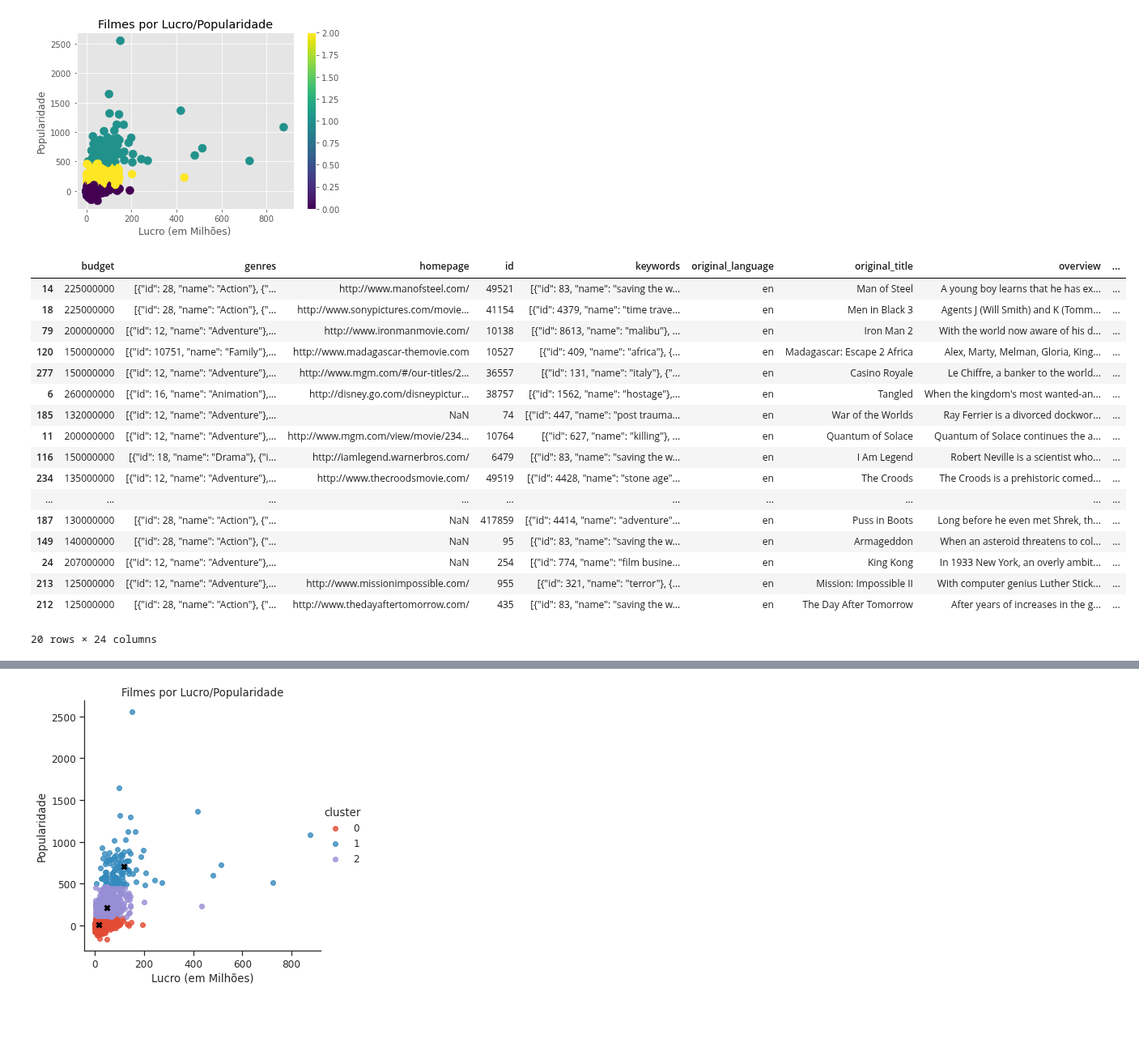
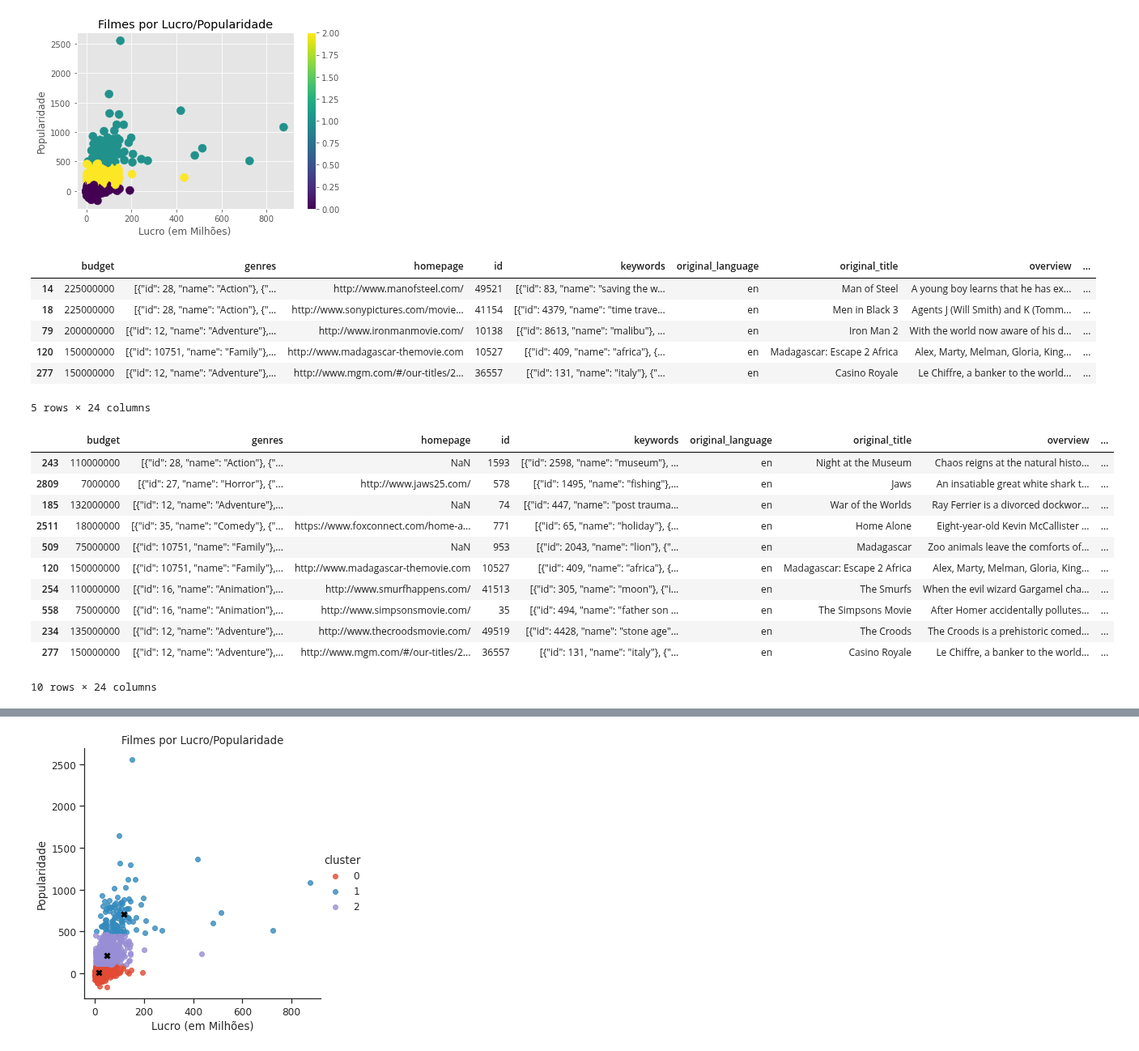
Before and after one commit to vladimiralencar/Alunos-UEPB-TopicosEspeciaisEmBancoDeDados, a Jupyter notebook: Clusterizacao/KMeans-Clusterizacao-Filmes.ipynb, the cells around one changed output, grey strips where cells are left out. Shown at 81% size. Drawn from its saved outputs; the diff is of its cells as text; code cells hidden in the pictures; blank space fills up the shorter version.

```diff
--- a/Clusterizacao/KMeans-Clusterizacao-Filmes.ipynb
+++ b/Clusterizacao/KMeans-Clusterizacao-Filmes.ipynb
@@ -59,3 +59,15 @@ plt.ylabel("Popularidade")
 plt.show()
 # %% [output]
 [figure]
+# %%
+
+
+# budget - custo do filme
+# revenue - receita do filme
+df["lucro"] = (df.loc[:, "revenue"] - df.loc[:, "budget"])/1000000
+plt.scatter( df.loc[:, "vote_average"],  df.loc[:, "lucro"],
+             c="b")
+plt.title("Filmes por Lucro/Popularidade")
+plt.xlabel("Lucro (em Milhões)")
+plt.ylabel("vote_average")
+plt.show()
@@ -72,8 +86,8 @@ X.head()
 | 3 | 112.312950 | 834.939099 |
 | 4 | 43.926995 | 24.139100 |
 # %%
-y_pred = KMeans(n_clusters=3).fit_predict(X)
-df["cluster"] = y_pred
+cluster = y_pred = KMeans(n_clusters=3).fit_predict(X)
+df["cluster"] = cluster
 df.loc[ :, ["popularity", "lucro", 'cluster']].head()
 # %% [output]
 |  | popularity | lucro | cluster |
@@ -108,24 +122,28 @@ plt.show()
 # %% [output]
 [figure]
 # %%
-df[ df["cluster"] == 2].sort_values(by='revenue', ascending=False ) [:20]
+df[ df["cluster"] == 2].sort_values(by='lucro', ascending=False ) [:5]
 # %% [output]
 |  | budget | genres | homepage | id | keywords | original_language | original_title | overview | ... |
 | 14 | 225000000 | [{"id": 28, "name": "Action"}, {"... | http://www.manofsteel.com/ | 49521 | [{"id": 83, "name": "saving the w... | en | Man of Steel | A young boy learns that he has ex... | ... |
 | 18 | 225000000 | [{"id": 28, "name": "Action"}, {"... | http://www.sonypictures.com/movie... | 41154 | [{"id": 4379, "name": "time trave... | en | Men in Black 3 | Agents J (Will Smith) and K (Tomm... | ... |
 | 79 | 200000000 | [{"id": 12, "name": "Adventure"},... | http://www.ironmanmovie.com/ | 10138 | [{"id": 8613, "name": "malibu"}, ... | en | Iron Man 2 | With the world now aware of his d... | ... |
 | 120 | 150000000 | [{"id": 10751, "name": "Family"},... | http://www.madagascar-themovie.com | 10527 | [{"id": 409, "name": "africa"}, {... | en | Madagascar: Escape 2 Africa | Alex, Marty, Melman, Gloria, King... | ... |
 | 277 | 150000000 | [{"id": 12, "name": "Adventure"},... | http://www.mgm.com/#/our-titles/2... | 36557 | [{"id": 131, "name": "italy"}, {"... | en | Casino Royale | Le Chiffre, a banker to the world... | ... |
-| 6 | 260000000 | [{"id": 16, "name": "Animation"},... | http://disney.go.com/disneypictur... | 38757 | [{"id": 1562, "name": "hostage"},... | en | Tangled | When the kingdom's most wanted-an... | ... |
-| 185 | 132000000 | [{"id": 12, "name": "Adventure"},... | NaN | 74 | [{"id": 447, "name": "post trauma... | en | War of the Worlds | Ray Ferrier is a divorced dockwor... | ... |
-| 11 | 200000000 | [{"id": 12, "name": "Adventure"},... | http://www.mgm.com/view/movie/234... | 10764 | [{"id": 627, "name": "killing"}, ... | en | Quantum of Solace | Quantum of Solace continues the a... | ... |
-| 116 | 150000000 | [{"id": 18, "name": "Drama"}, {"i... | http://iamlegend.warnerbros.com/ | 6479 | [{"id": 83, "name": "saving the w... | en | I Am Legend | Robert Neville is a scientist who... | ... |
-| 234 | 135000000 | [{"id": 12, "name": "Adventure"},... | http://www.thecroodsmovie.com/ | 49519 | [{"id": 4428, "name": "stone age"... | en | The Croods | The Croods is a prehistoric comed... | ... |
-| ... | ... | ... | ... | ... | ... | ... | ... | ... | ... |
-| 187 | 130000000 | [{"id": 28, "name": "Action"}, {"... | NaN | 417859 | [{"id": 4414, "name": "adventure"... | en | Puss in Boots | Long before he even met Shrek, th... | ... |
-| 149 | 140000000 | [{"id": 28, "name": "Action"}, {"... | NaN | 95 | [{"id": 83, "name": "saving the w... | en | Armageddon | When an asteroid threatens to col... | ... |
-| 24 | 207000000 | [{"id": 12, "name": "Adventure"},... | NaN | 254 | [{"id": 774, "name": "film busine... | en | King Kong | In 1933 New York, an overly ambit... | ... |
-| 213 | 125000000 | [{"id": 12, "name": "Adventure"},... | http://www.missionimpossible.com/ | 955 | [{"id": 321, "name": "terror"}, {... | en | Mission: Impossible II | With computer genius Luther Stick... | ... |
-| 212 | 125000000 | [{"id": 28, "name": "Action"}, {"... | http://www.thedayaftertomorrow.com/ | 435 | [{"id": 83, "name": "saving the w... | en | The Day After Tomorrow | After years of increases in the g... | ... |
-20 rows × 24 columns
+5 rows × 24 columns
+# %%
+df[ df["cluster"] == 2].sort_values(by='lucro', ascending=False ) [:10]
+# %% [output]
+|  | budget | genres | homepage | id | keywords | original_language | original_title | overview | ... |
+| 243 | 110000000 | [{"id": 28, "name": "Action"}, {"... | NaN | 1593 | [{"id": 2598, "name": "museum"}, ... | en | Night at the Museum | Chaos reigns at the natural histo... | ... |
+| 2809 | 7000000 | [{"id": 27, "name": "Horror"}, {"... | http://www.jaws25.com/ | 578 | [{"id": 1495, "name": "fishing"},... | en | Jaws | An insatiable great white shark t... | ... |
+| 185 | 132000000 | [{"id": 12, "name": "Adventure"},... | NaN | 74 | [{"id": 447, "name": "post trauma... | en | War of the Worlds | Ray Ferrier is a divorced dockwor... | ... |
+| 2511 | 18000000 | [{"id": 35, "name": "Comedy"}, {"... | https://www.foxconnect.com/home-a... | 771 | [{"id": 65, "name": "holiday"}, {... | en | Home Alone | Eight-year-old Kevin McCallister ... | ... |
+| 509 | 75000000 | [{"id": 10751, "name": "Family"},... | NaN | 953 | [{"id": 2043, "name": "lion"}, {"... | en | Madagascar | Zoo animals leave the comforts of... | ... |
+| 120 | 150000000 | [{"id": 10751, "name": "Family"},... | http://www.madagascar-themovie.com | 10527 | [{"id": 409, "name": "africa"}, {... | en | Madagascar: Escape 2 Africa | Alex, Marty, Melman, Gloria, King... | ... |
+| 254 | 110000000 | [{"id": 16, "name": "Animation"},... | http://www.smurfhappens.com/ | 41513 | [{"id": 305, "name": "moon"}, {"i... | en | The Smurfs | When the evil wizard Gargamel cha... | ... |
+| 558 | 75000000 | [{"id": 16, "name": "Animation"},... | http://www.simpsonsmovie.com/ | 35 | [{"id": 494, "name": "father son ... | en | The Simpsons Movie | After Homer accidentally pollutes... | ... |
+| 234 | 135000000 | [{"id": 12, "name": "Adventure"},... | http://www.thecroodsmovie.com/ | 49519 | [{"id": 4428, "name": "stone age"... | en | The Croods | The Croods is a prehistoric comed... | ... |
+| 277 | 150000000 | [{"id": 12, "name": "Adventure"},... | http://www.mgm.com/#/our-titles/2... | 36557 | [{"id": 131, "name": "italy"}, {"... | en | Casino Royale | Le Chiffre, a banker to the world... | ... |
+10 rows × 24 columns
 # %%
```
Also changed, not shown: parts of 21 cells of this notebook, 1 other file.
